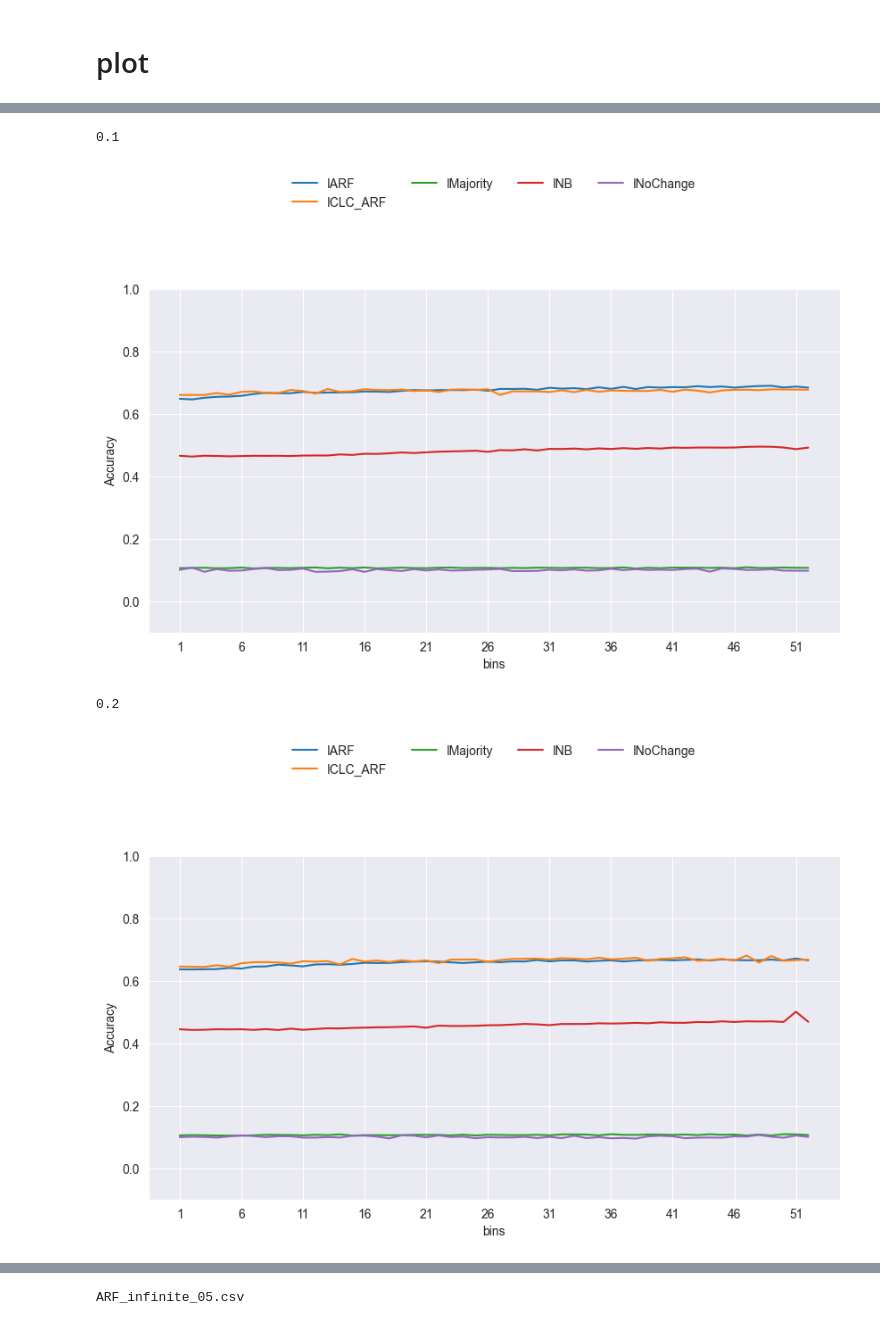
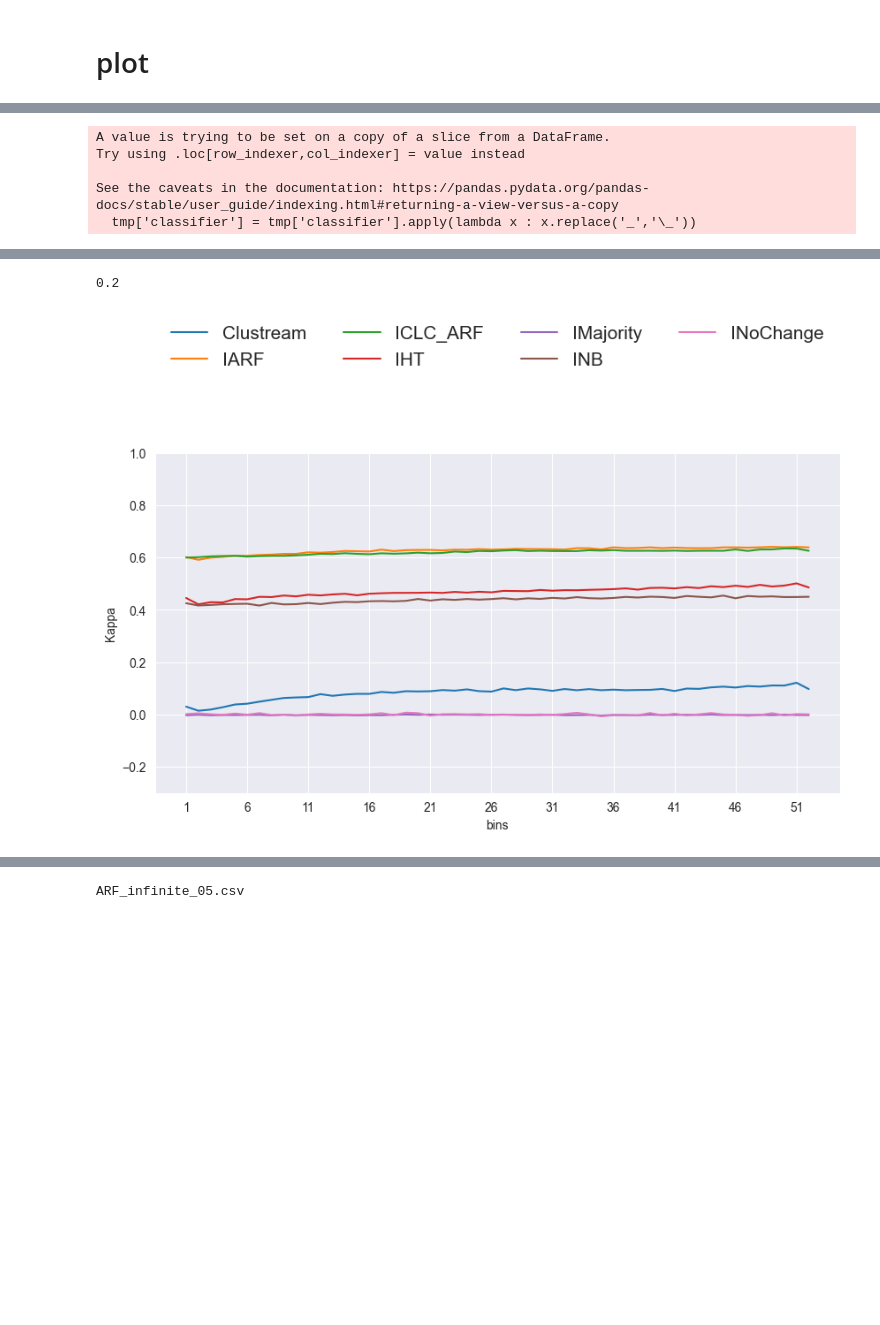
Before and after one commit to hadaszm/master_thesis, a Jupyter notebook: plots.ipynb, the cells around one changed output, grey strips where cells are left out. Saved outputs shown, nothing was run; the diff lists cells and outputs as text; code cells hidden in the pictures; blank space fills up the shorter version.

Commit message:
added interpolation to plots.ipynb

```diff
--- a/plots.ipynb
+++ b/plots.ipynb
@@ -91,10 +93,15 @@ def plot_bins_diff(logs,method,dataset, agg_type = "bins",metric = 'Acc',types =
 def create_partial_plot_classifers_comp(tmp,id_column,agg_type,metric, dataset,filter,with_saving):
     # if metric == 'Kappa':
     #     tmp[id_column] = tmp[id_column].apply(lambda x: x.split('_')[0])
+    if agg_type == 'bins':
+        bins_cols = [x for x in tmp.columns if x.startswith("B_")]
+        new_bins = [f'B_{i}' for i in range(1,len(bins_cols)+1)]
+        tmp =tmp.rename(columns = dict(zip(bins_cols,new_bins)))
     tmp = tmp.melt(id_vars = id_column)
     tmp['variable'] = tmp['variable'].apply(lambda x : x.split('_')[1])
     if agg_type == 'labelled instances':
         tmp['variable'] = 100*tmp['variable'].astype(int) #.astype(int).rolling(6,min_periods=1).mean()
+
     tmp = tmp[tmp['value']!=' ']
     tmp = tmp.dropna()
     fig, ax = plt.subplots(1,1,figsize=(10,5), sharey=True,sharex=True)
@@ -102,10 +109,13 @@ def create_partial_plot_classifers_comp(tmp,id_column,agg_type,metric, dataset,f
     g = sns.lineplot(data = tmp, x = 'variable', y = 'value',hue = id_column,palette='tab10', ax = ax)
     all_vars = tmp['variable'].unique()
     all_vars =all_vars[::int(len(all_vars)/10)]
-    g.set(ylim=(-0.1, 1),ylabel= metric,xlabel=agg_type,xticks  = all_vars)
-    sns.move_legend(ax, "lower center", bbox_to_anchor=(.5, 1.2), ncol=4, title=None, frameon=False)
+    if  metric == 'Kappa':
+         g.set(ylim=(-0.3, 1),ylabel= metric,xlabel=agg_type,xticks  = all_vars)
+    else:
+        g.set(ylim=(-0.1, 1),ylabel= metric,xlabel=agg_type,xticks  = all_vars)
+    sns.move_legend(ax, "lower center", bbox_to_anchor=(.5, 1.2), ncol=4, title=None, frameon=False,fontsize="15")
     if with_saving:
-        directory = os.path.join('images','method comparison',metric,dataset)
+        directory = os.path.join('images','method comparison',metric,agg_type,dataset)
         if not os.path.exists(directory):
             os.makedirs(directory)
         plt.savefig(os.path.join(directory,f"{filter}.pdf"), format="pdf", bbox_inches="tight")
@@ -130,8 +147,8 @@ def plot_method_comparison(logs,dataset, agg_type = "bins",metric = 'Acc', filte
         tmp = tmp.drop(columns =[filter_name])
         create_partial_plot_classifers_comp(tmp,descriptive_var,agg_type,metric,dataset,f, with_saving)
 # %%
-types = ['delay', 'ssl']
-thresholds = [0.7]
+types = ['ssl']
+thresholds = [0.5,0.7]
 probabilities = [0,0.1,0.2]
 # %%
 
@@ -163,23 +180,31 @@ Kappa_dict = {
 }
 # %%
 mpl.rcParams["legend.loc"] = 'best'
-measure = 'Accuracy'
+metric = 'Kappa'
 with_saving_table = True
-for dataset in ['LED_gradual']:
+with_rolling = True
+agg_type = 'bins'
+for dataset in ['LED_gradual']: # os.listdir('logs_formatted'):
     method_logs = pd.DataFrame()
     print(dataset)
     try:
         # :
-        for method in  ['ARF','ICLC','NB','Majority','NoChange']:
+        for method in  ['ARF','ICLC','NB','Majority','NoChange','Clustream','HT']:
             # if 'kappa' not in method:
             #     continue
-            #method = method+'_kappa'
+            if metric == 'Kappa':
+                method = method+'_kappa'
             logs = pd.read_csv(os.path.join("logs_formatted",dataset,f"{method}.csv"))
+            # if method == 'HT':
+            #     for i in range(logs.shape[0]):
+            #         if logs.loc[i,'B_2'] == 0 and logs.loc[i,'B_1'] != 0 :
+            #             logs.loc[i,'B_2']  = (logs.loc[i,'B_1']+logs.loc[i,'B_3'])/2
+            #             logs.loc[i,'B_51']  = (logs.loc[i,'B_50']+logs.loc[i,'B_52'])/2
             #display(HTML(logs[['type', 'probability','B_52']].to_html()))
             logs['classifier']=method
             logs['hyperparameters'] = logs['hyperparameters'].apply(eval)
             if method in    ['ARF','HT','NB','HT_with_params']    :
-                logs = logs[logs['threshold'].apply(lambda t: t  in [0.7])]
+                logs = logs[logs['threshold'].apply(lambda t: t  in thresholds)]
             logs = logs[logs['type'].apply(lambda t: t  in types)]
             # # #
             logs['probability'] = logs['probability'].fillna(0)
@@ -190,25 +215,36 @@ for dataset in ['LED_gradual']:
             #     y_original = y_original[:90]
             #     logs[[f'm_{i}' for i in range(len(y_original))]] = y_original
             #     logs[[f'm_{i}' for i in range(len(y_original),200)]] = None
+            if metric == 'Accuracy':
+                logs['classifier'] = logs['classifier'].apply(lambda x: ACC_dict[x])
+            else:
+                logs['classifier'] = logs['classifier'].apply(lambda x: Kappa_dict[x])
+
+
             method_logs = pd.concat([method_logs, logs], axis = 0)
+            method_logs = method_logs.drop_duplicates(subset = ['classifier','probability'],keep = 'last')
 
 
 
 
 
-
+        if with_rolling:
+            method_logs = method_logs.reset_index(drop = True)
+            m_cols = [col for col in method_logs.columns if col.startswith('m_')]
+            for i in range(method_logs.shape[0]):
+                if method_logs.iloc[i,4] != 0.9:
+                    method_logs.loc[i,m_cols] = method_logs.loc[i,m_cols].replace(' ', np.nan)
+                    method_logs.loc[i,m_cols] = method_logs.loc[i,m_cols].rolling(20,min_periods = 1).mean()
         tmp = method_logs[['classifier','probability','B_1','B_15','B_40','B_52']]
-        # tmp['classifier'] = tmp['classifier'].apply(lambda x : x.split('_')[0])
-        # for c in ['B_1','B_15','B_40','B_52']:
-        #     tmp[c] = tmp[c]*100
+        tmp['classifier'] = tmp['classifier'].apply(lambda x : x.replace('_','\_'))
+        if metric == 'Accuracy':
+            for c in ['B_1','B_15','B_40','B_52']:
+                tmp[c] = tmp[c]*100
         if with_saving_table:
             print('________________',dataset,'____________________')
-            t = get_latex(tmp.sort_values(by = ['probability','B_52'], ascending = [True, False]), f'tab:res_1:{dataset}',f'{metric} for {dataset}')
-        if measure == 'Accuracy':
-            method_logs['classifier'] = method_logs['classifier'].apply(lambda x: ACC_dict[x])
-        else:
-            method_logs['classifier'] = method_logs['classifier'].apply(lambda x: Kappa_dict[x])
-        plot_method_comparison(logs = method_logs,dataset = dataset, agg_type = 'bins', with_saving=False,save_table=False,descriptive_var ='classifier',filter_name = 'probability', metric = measure)
+            t = get_latex(tmp.sort_values(by = ['probability','classifier'], ascending = [True, False]), f'tab:res_1:{dataset}',f'{metric} for {dataset}')
+
+        plot_method_comparison(logs = method_logs,dataset = dataset, agg_type = agg_type, with_saving=with_saving_table,save_table=False,descriptive_var ='classifier',filter_name = 'probability', metric = metric)
     except Exception as e:
         print(e,dataset, method)
 # %% [output]
@@ -231,0 +252,5 @@ Majority & 0.00 & 0.11 & 0.11 & 0.11 & 0.11 \\
+A value is trying to be set on a copy of a slice from a DataFrame.
+Try using .loc[row_indexer,col_indexer] = value instead
+
+See the caveats in the documentation: https://pandas.pydata.org/pandas-docs/stable/user_guide/indexing.html#returning-a-view-versus-a-copy
+  tmp['classifier'] = tmp['classifier'].apply(lambda x : x.replace('_','\_'))
@@ -233,4 +275,2 @@ Majority & 0.00 & 0.11 & 0.11 & 0.11 & 0.11 \\
-0.1
+0.2
-[figure, old version]
+[figure, new version]
-0.2
-[figure, removed]
```
Also changed, not shown: parts of 9 cells of this notebook, 21 other files.
